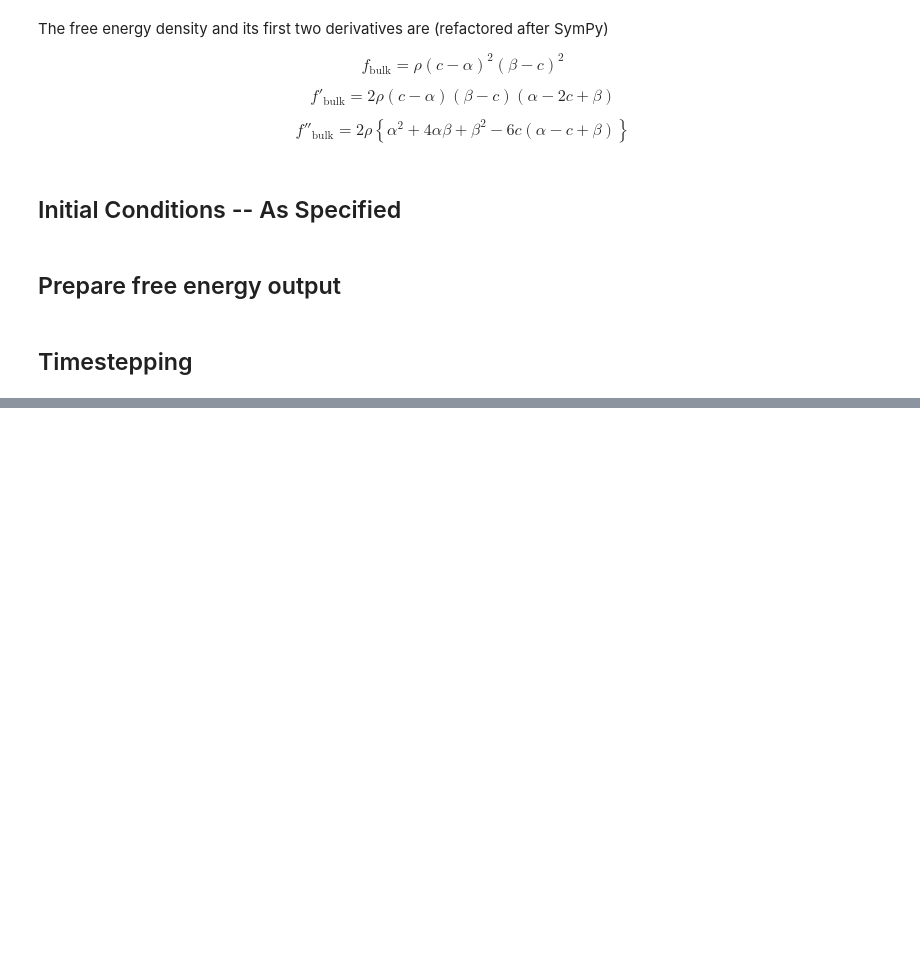
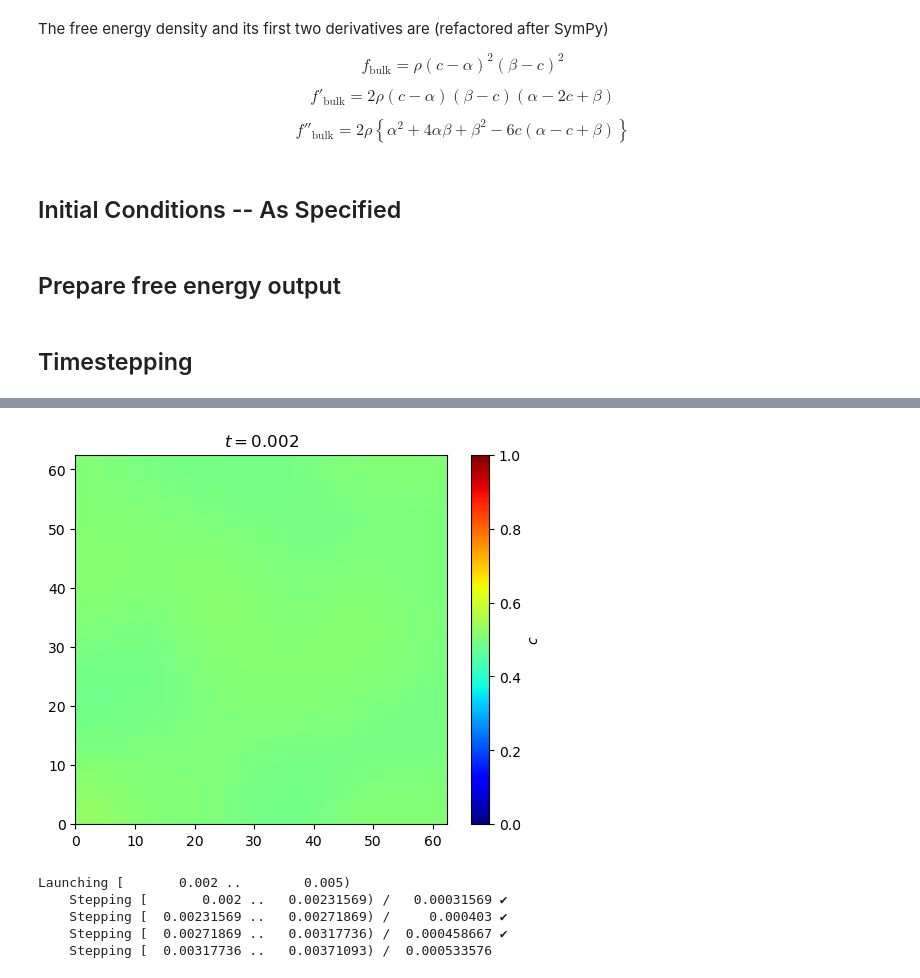
Before and after one commit to tkphd/pfhub-bm1-variations, a Jupyter notebook: fipy-1a-orig.ipynb, the cells around one changed output, grey strips where cells are left out. Saved outputs shown, nothing was run; the diff lists cells and outputs as text; code cells hidden in the pictures; blank space fills up the shorter version.

```diff
--- a/fipy-1a-orig.ipynb
+++ b/fipy-1a-orig.ipynb
@@ -143,6 +162,7 @@ A0 = [0.105, 0.130, 0.025, 0.070]
 B0 = [0.110, 0.087,-0.150,-0.020]
 
 c.value = initialize(A0, B0)
+μ.value = d1fdc[:]
 
 c.updateOld()
 μ.updateOld()
@@ -201,30 +257,24 @@ print(chkpts)
+# %%
+def checkers():
+    global dt
+    global t
+    for check in CheckpointStepper(start=0.0,
+                                   stops=chkpts,
+                                   stop=fin):
+        mprint("Launching [{:12g} .. {:12g})".format(check.begin,
+                                                     check.end))
+
+        stepper(check)
+
+        _ = check.succeeded()
+
+        gc.collect()
 # %%
-for check in CheckpointStepper(start=0.0,
-                               stops=chkpts,
-                               stop=fin):
-    for step in PIDStepper(start=check.begin,
-                           stop=check.end,
-                           size=dt):
-        for sweep in range(2):
-            res = eom.sweep(dt=step.size, solver=solver)
-
-        if step.succeeded(error=res/rtol):
-            t.value = step.end
-            dt = step.size
-            c.updateOld()
-            μ.updateOld()
-            update_energy(fcsv)
-        else:
-            c.value = c.old
-            μ.value = μ.old
-
-        gc.collect()
-
-    if check.succeeded():
-        dt = step.want
-        # df.to_csv("{}/energy.csv.gz".format(iodir))
-        # write_img()
-        # update_display(df.tail(), display_id="nrg")
-        # update_display(viewer.plot(), display_id="plt")
-        # viewer.title = r"$t=%g$" % t
-        # viewer.plot()
+checkers()
+# %% [output]
+[figure, added]
+Launching [       0.002 ..        0.005)
+    Stepping [       0.002 ..   0.00231569) /   0.00031569 ✔
+    Stepping [  0.00231569 ..   0.00271869) /     0.000403 ✔
+    Stepping [  0.00271869 ..   0.00317736) /  0.000458667 ✔
+    Stepping [  0.00317736 ..   0.00371093) /  0.000533576
```
Also changed, not shown: parts of 13 cells of this notebook, 1 other file.
